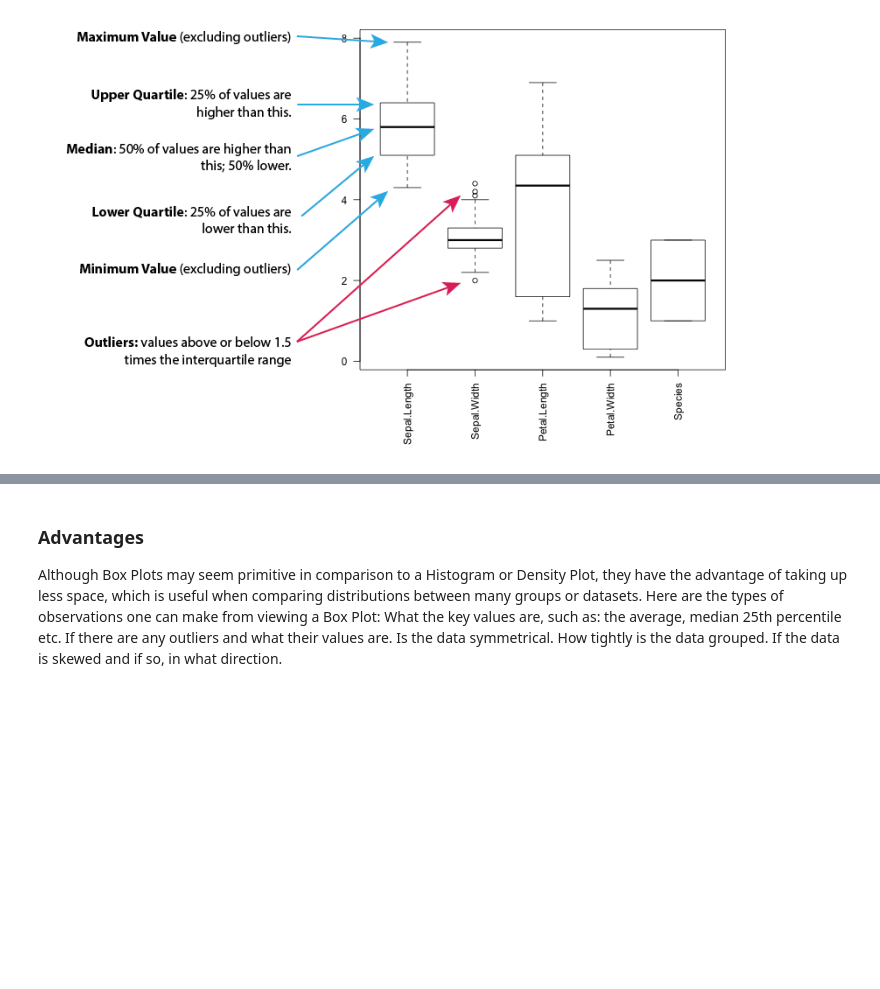
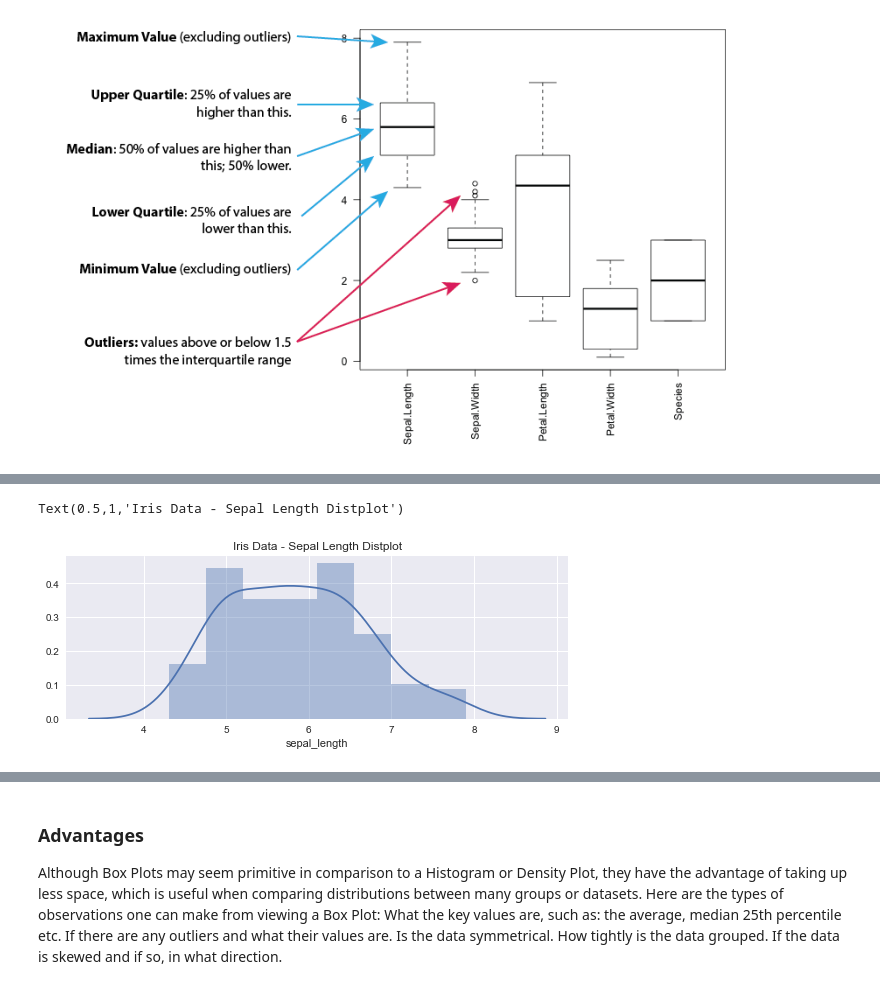
Before and after one commit to eamonnofarrell/Boxplot, a Jupyter notebook: BoxPlot_Project.ipynb, the cells around one changed output, grey strips where cells are left out. Drawn from its saved outputs; the diff is of its cells as text; code cells hidden in the pictures; blank space fills up the shorter version.

```diff
--- a/BoxPlot_Project.ipynb
+++ b/BoxPlot_Project.ipynb
@@ -87,0 +92,5 @@ plt.grid(True)
+# %%
+sns.distplot(df.sepal_length).set_title('Iris Data - Sepal Length Distplot')
+# %% [output]
+Text(0.5,1,'Iris Data - Sepal Length Distplot')
+[figure, added]
```
Also changed, not shown: parts of 17 cells of this notebook.
